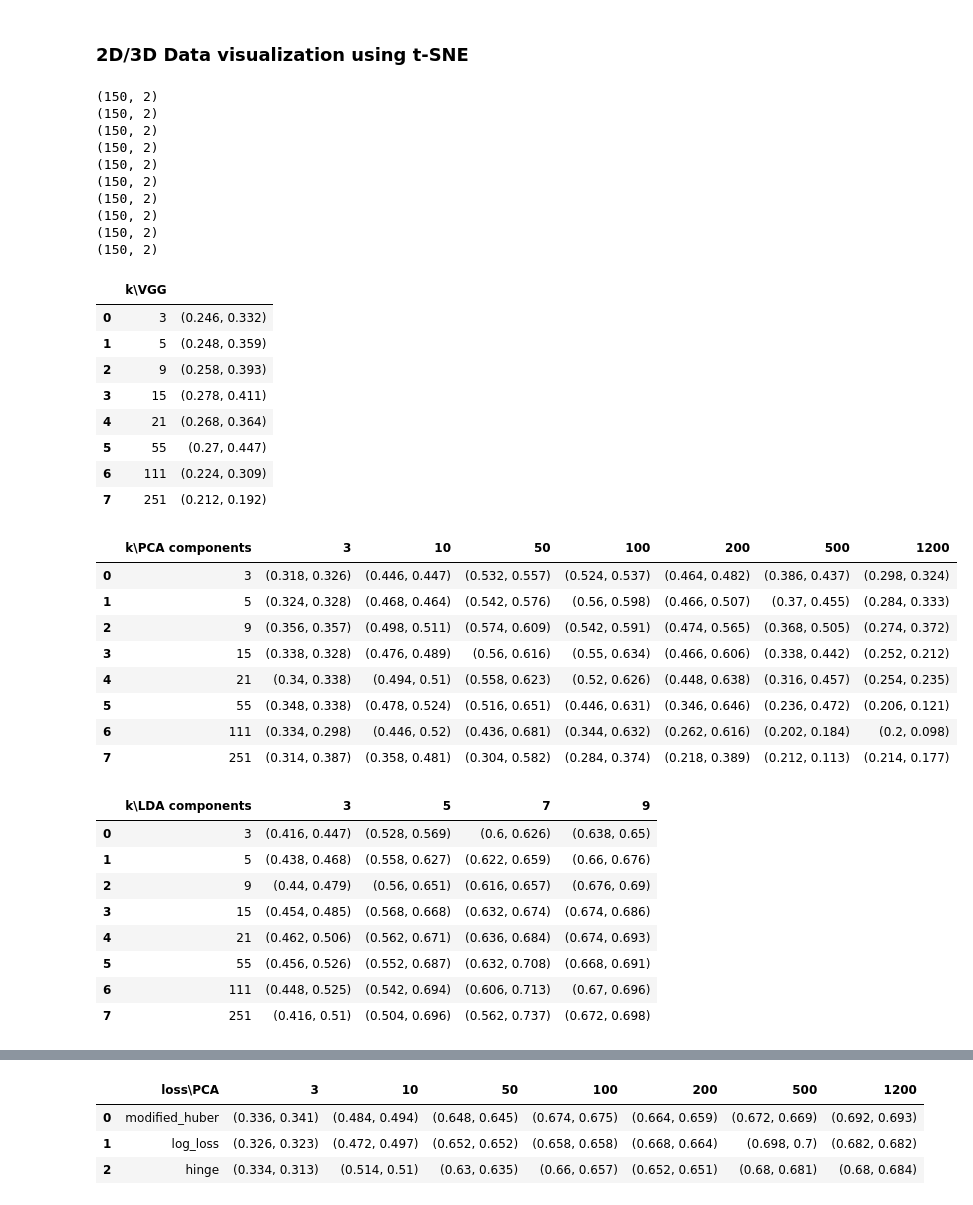
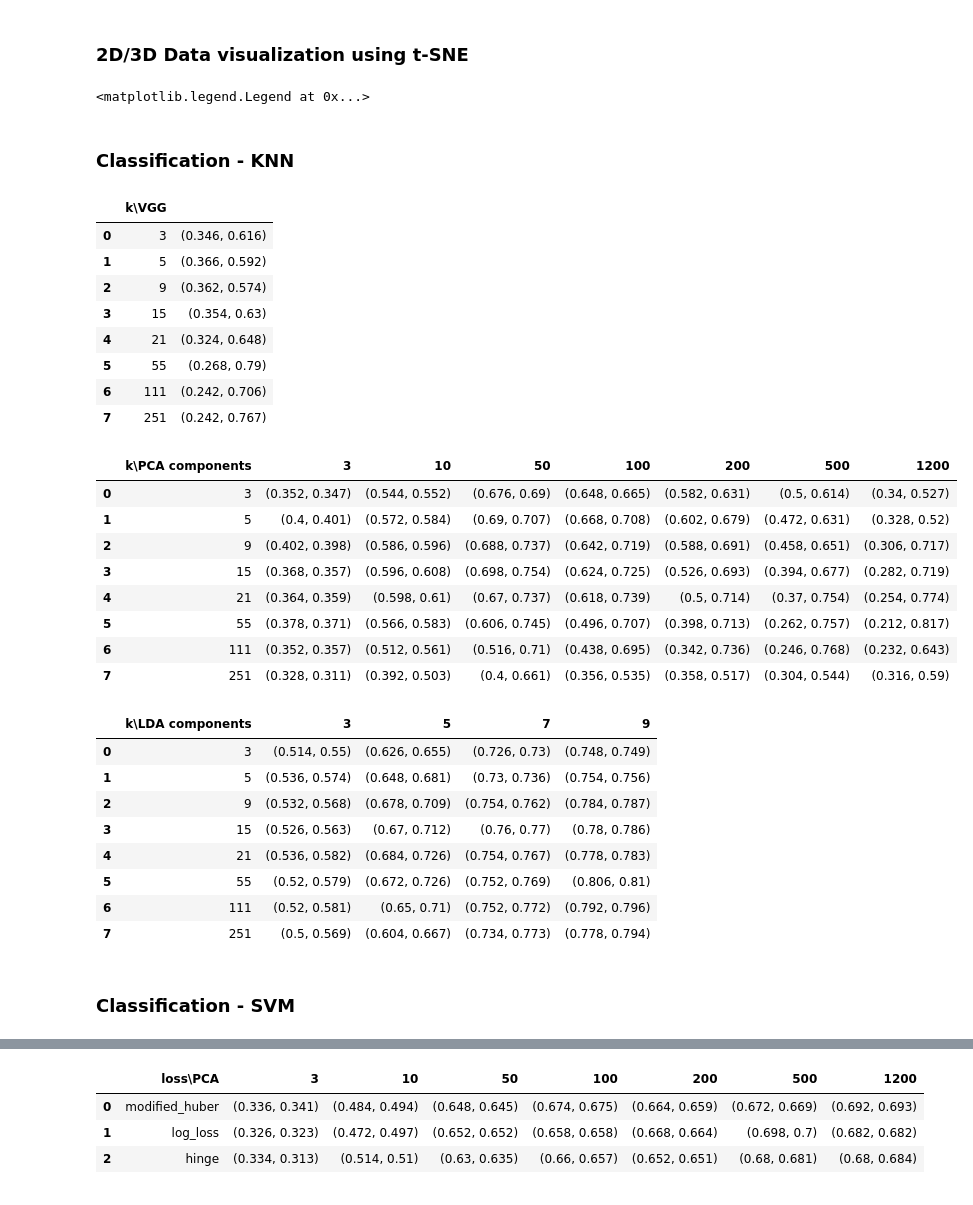
Before and after one commit to bonoldie/ML_exam, a Jupyter notebook: nb_vgg.ipynb, the cells around one changed output, grey strips where cells are left out. Saved outputs shown, nothing was run; the diff lists cells and outputs as text; code cells hidden in the pictures.

Commit message:
dataset uploaded, notebook cleanup

```diff
--- a/nb_vgg.ipynb
+++ b/nb_vgg.ipynb
@@ -57,7 +57,7 @@ The dataset is a zipped file in `.ds.tiny`
 # %%
 
 # Load the dataset
-raw_dataset = np.load(".ds.tiny/dataset.zip", allow_pickle=True)
+raw_dataset = np.load("dataset_food101tiny.zip", allow_pickle=True)
 
 dataset = {
     "train": {
@@ -338,6 +338,9 @@ LDA Results
 ### 2D/3D Data visualization using t-SNE
 # %%
 # 2D plot
+plt.ion()
+plt.show()
+
 tSNE_fig_2D = plt.figure()
 tSNE_3D = tSNE_fig_2D.add_subplot()
 
@@ -375,19 +378,11 @@ for i in range(len(dataset["train"]["unique_labels"])):
 
 plt.legend(loc="upper left")
 # %% [output]
-(150, 2)
-(150, 2)
-(150, 2)
-(150, 2)
-(150, 2)
-(150, 2)
-(150, 2)
-(150, 2)
-(150, 2)
-(150, 2)
+<matplotlib.legend.Legend at 0x...>
+# %% [markdown]
+### Classification - KNN
 # %%
-# Classification - KNN
-
+# Number of neighbors to test
 k_to_test = {
     "VGG": [3, 5, 9, 15, 21, 55, 111, 251],
     "PCA": [3, 5, 9, 15, 21, 55, 111, 251],
@@ -409,7 +404,7 @@ for k_idx, k in enumerate(k_to_test["VGG"]):
 
     accuracy = round(accuracy_score(dataset["valid"]["labels"], preds), 3)
     precision = round(
-        precision_score(dataset["valid"]["labels"], preds, average="macro"), 3
+        precision_score(dataset["valid"]["labels"], preds, average="weighted", labels=np.unique(preds)), 3
     )
 
     KNN_VGG_stats[k_idx].append((accuracy, precision))
@@ -431,7 +426,7 @@ for k_idx, k in enumerate(k_to_test["PCA"]):
 
         accuracy = round(accuracy_score(dataset["valid"]["labels"], preds), 3)
         precision = round(
-            precision_score(dataset["valid"]["labels"], preds, average="macro"), 3
+            precision_score(dataset["valid"]["labels"], preds, average="weighted", labels=np.unique(preds)), 3
         )
 
         KNN_PCA_stats[k_idx].insert(n_components_idx + 1, (accuracy, precision))
@@ -441,59 +436,59 @@ for k_idx, k in enumerate(k_to_test["PCA"]):
 KNN_PCA_df = pd.DataFrame(
     KNN_PCA_stats, columns=["k\\PCA components"] + n_components_to_test["PCA"]
 )
 display(KNN_PCA_df)
 
 for k_idx, k in enumerate(k_to_test["LDA"]):
 
     KNN_LDA_stats.insert(k_idx, [k])
 
     for n_components_idx, n_components in enumerate(n_components_to_test["LDA"]):
         knn = OneVsOneClassifier(KNeighborsClassifier(k))
 
         knn.fit(LDAs_results["train"][n_components], dataset["train"]["labels"])
         preds = knn.predict(LDAs_results["valid"][n_components])
 
         accuracy = round(accuracy_score(dataset["valid"]["labels"], preds), 3)
         precision = round(
-            precision_score(dataset["valid"]["labels"], preds, average="macro"), 3
+            precision_score(dataset["valid"]["labels"], preds, average="weighted"), 3
         )
 
         KNN_LDA_stats[k_idx].insert(n_components_idx + 1, (accuracy, precision))
         # ConfusionMatrixDisplay(confusion_matrix(dataset['valid']['labels'], preds),display_labels=dataset['valid']['unique_labels']).plot()
 
 
 KNN_LDA_df = pd.DataFrame(
     KNN_LDA_stats, columns=["k\\LDA components"] + n_components_to_test["LDA"]
 )
 display(KNN_LDA_df)
-
-plt.show()
 # %% [output]
 |  | k\VGG |  |
-| 0 | 3 | (0.246, 0.332) |
-| 1 | 5 | (0.248, 0.359) |
-| 2 | 9 | (0.258, 0.393) |
-| 3 | 15 | (0.278, 0.411) |
-| 4 | 21 | (0.268, 0.364) |
-| 5 | 55 | (0.27, 0.447) |
-| 6 | 111 | (0.224, 0.309) |
-| 7 | 251 | (0.212, 0.192) |
+| 0 | 3 | (0.346, 0.616) |
+| 1 | 5 | (0.366, 0.592) |
+| 2 | 9 | (0.362, 0.574) |
+| 3 | 15 | (0.354, 0.63) |
+| 4 | 21 | (0.324, 0.648) |
+| 5 | 55 | (0.268, 0.79) |
+| 6 | 111 | (0.242, 0.706) |
+| 7 | 251 | (0.242, 0.767) |
 |  | k\PCA components | 3 | 10 | 50 | 100 | 200 | 500 | 1200 |
-| 0 | 3 | (0.318, 0.326) | (0.446, 0.447) | (0.532, 0.557) | (0.524, 0.537) | (0.464, 0.482) | (0.386, 0.437) | (0.298, 0.324) |
-| 1 | 5 | (0.324, 0.328) | (0.468, 0.464) | (0.542, 0.576) | (0.56, 0.598) | (0.466, 0.507) | (0.37, 0.455) | (0.284, 0.333) |
-| 2 | 9 | (0.356, 0.357) | (0.498, 0.511) | (0.574, 0.609) | (0.542, 0.591) | (0.474, 0.565) | (0.368, 0.505) | (0.274, 0.372) |
-| 3 | 15 | (0.338, 0.328) | (0.476, 0.489) | (0.56, 0.616) | (0.55, 0.634) | (0.466, 0.606) | (0.338, 0.442) | (0.252, 0.212) |
-| 4 | 21 | (0.34, 0.338) | (0.494, 0.51) | (0.558, 0.623) | (0.52, 0.626) | (0.448, 0.638) | (0.316, 0.457) | (0.254, 0.235) |
-| 5 | 55 | (0.348, 0.338) | (0.478, 0.524) | (0.516, 0.651) | (0.446, 0.631) | (0.346, 0.646) | (0.236, 0.472) | (0.206, 0.121) |
-| 6 | 111 | (0.334, 0.298) | (0.446, 0.52) | (0.436, 0.681) | (0.344, 0.632) | (0.262, 0.616) | (0.202, 0.184) | (0.2, 0.098) |
-| 7 | 251 | (0.314, 0.387) | (0.358, 0.481) | (0.304, 0.582) | (0.284, 0.374) | (0.218, 0.389) | (0.212, 0.113) | (0.214, 0.177) |
+| 0 | 3 | (0.352, 0.347) | (0.544, 0.552) | (0.676, 0.69) | (0.648, 0.665) | (0.582, 0.631) | (0.5, 0.614) | (0.34, 0.527) |
+| 1 | 5 | (0.4, 0.401) | (0.572, 0.584) | (0.69, 0.707) | (0.668, 0.708) | (0.602, 0.679) | (0.472, 0.631) | (0.328, 0.52) |
+| 2 | 9 | (0.402, 0.398) | (0.586, 0.596) | (0.688, 0.737) | (0.642, 0.719) | (0.588, 0.691) | (0.458, 0.651) | (0.306, 0.717) |
+| 3 | 15 | (0.368, 0.357) | (0.596, 0.608) | (0.698, 0.754) | (0.624, 0.725) | (0.526, 0.693) | (0.394, 0.677) | (0.282, 0.719) |
+| 4 | 21 | (0.364, 0.359) | (0.598, 0.61) | (0.67, 0.737) | (0.618, 0.739) | (0.5, 0.714) | (0.37, 0.754) | (0.254, 0.774) |
+| 5 | 55 | (0.378, 0.371) | (0.566, 0.583) | (0.606, 0.745) | (0.496, 0.707) | (0.398, 0.713) | (0.262, 0.757) | (0.212, 0.817) |
+| 6 | 111 | (0.352, 0.357) | (0.512, 0.561) | (0.516, 0.71) | (0.438, 0.695) | (0.342, 0.736) | (0.246, 0.768) | (0.232, 0.643) |
+| 7 | 251 | (0.328, 0.311) | (0.392, 0.503) | (0.4, 0.661) | (0.356, 0.535) | (0.358, 0.517) | (0.304, 0.544) | (0.316, 0.59) |
 |  | k\LDA components | 3 | 5 | 7 | 9 |
-| 0 | 3 | (0.416, 0.447) | (0.528, 0.569) | (0.6, 0.626) | (0.638, 0.65) |
-| 1 | 5 | (0.438, 0.468) | (0.558, 0.627) | (0.622, 0.659) | (0.66, 0.676) |
-| 2 | 9 | (0.44, 0.479) | (0.56, 0.651) | (0.616, 0.657) | (0.676, 0.69) |
-| 3 | 15 | (0.454, 0.485) | (0.568, 0.668) | (0.632, 0.674) | (0.674, 0.686) |
-| 4 | 21 | (0.462, 0.506) | (0.562, 0.671) | (0.636, 0.684) | (0.674, 0.693) |
-| 5 | 55 | (0.456, 0.526) | (0.552, 0.687) | (0.632, 0.708) | (0.668, 0.691) |
-| 6 | 111 | (0.448, 0.525) | (0.542, 0.694) | (0.606, 0.713) | (0.67, 0.696) |
-| 7 | 251 | (0.416, 0.51) | (0.504, 0.696) | (0.562, 0.737) | (0.672, 0.698) |
+| 0 | 3 | (0.514, 0.55) | (0.626, 0.655) | (0.726, 0.73) | (0.748, 0.749) |
+| 1 | 5 | (0.536, 0.574) | (0.648, 0.681) | (0.73, 0.736) | (0.754, 0.756) |
+| 2 | 9 | (0.532, 0.568) | (0.678, 0.709) | (0.754, 0.762) | (0.784, 0.787) |
+| 3 | 15 | (0.526, 0.563) | (0.67, 0.712) | (0.76, 0.77) | (0.78, 0.786) |
+| 4 | 21 | (0.536, 0.582) | (0.684, 0.726) | (0.754, 0.767) | (0.778, 0.783) |
+| 5 | 55 | (0.52, 0.579) | (0.672, 0.726) | (0.752, 0.769) | (0.806, 0.81) |
+| 6 | 111 | (0.52, 0.581) | (0.65, 0.71) | (0.752, 0.772) | (0.792, 0.796) |
+| 7 | 251 | (0.5, 0.569) | (0.604, 0.667) | (0.734, 0.773) | (0.778, 0.794) |
+# %% [markdown]
+### Classification - SVM
 # %%
```
Also changed, not shown: parts of 4 cells of this notebook, 4 other files.
